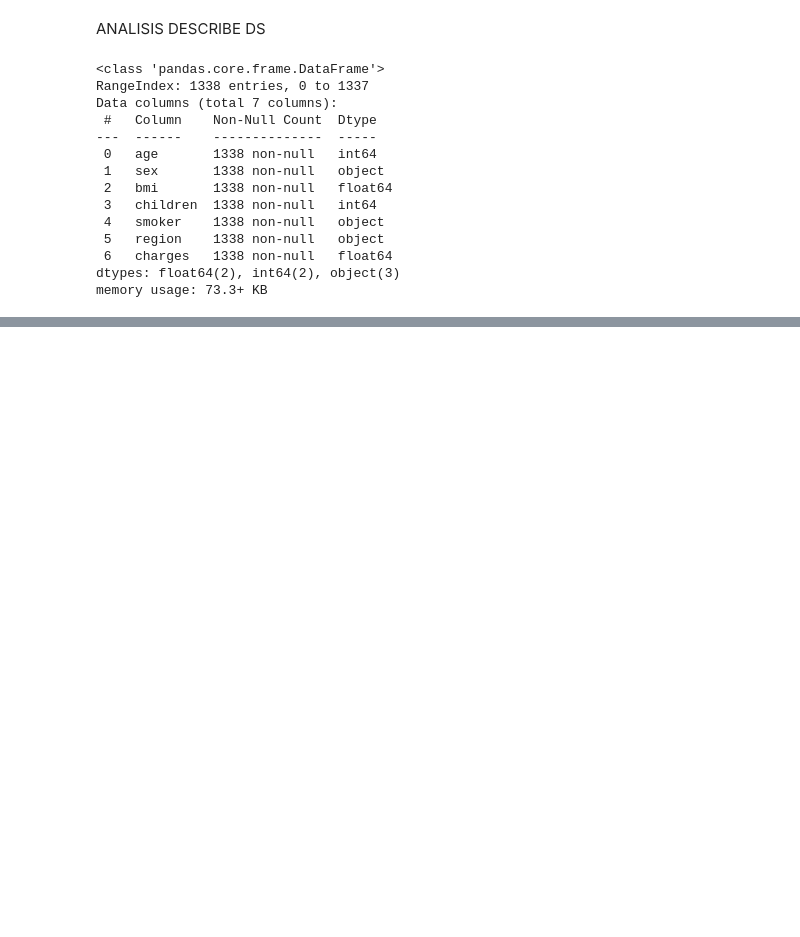
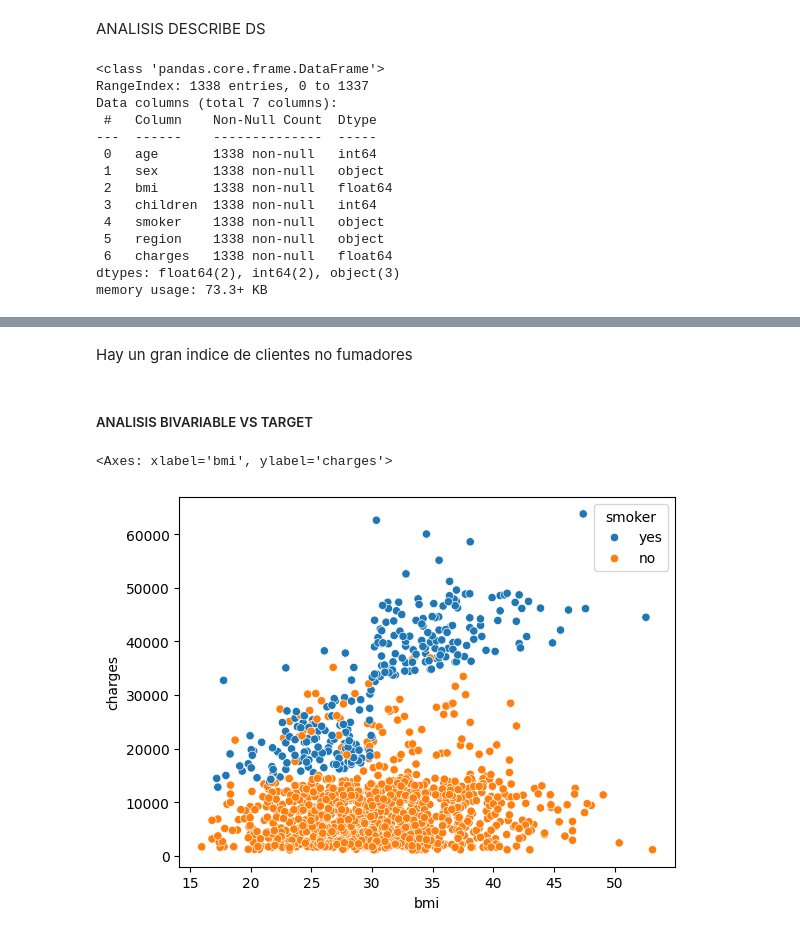
Before and after one commit to 4GeeksAcademy/JESE-DAVID-REGRESION_LINEAL-PROJECT, a Jupyter notebook: src/explore.ipynb, the cells around one changed output, grey strips where cells are left out. Cells and saved outputs as stored; diff of their text form; code cells hidden in the pictures; blank space fills up the shorter version.

```diff
--- a/src/explore.ipynb
+++ b/src/explore.ipynb
@@ -55,0 +113,9 @@ df.describe().T
+# %% [markdown]
+Hay un gran indice de clientes no fumadores
+# %% [markdown]
+##### ANALISIS BIVARIABLE VS TARGET
+# %%
+sns.scatterplot(x='bmi', y='charges', hue='smoker', data=df)
+# %% [output]
+<Axes: xlabel='bmi', ylabel='charges'>
+[figure, added]
```
Also changed, not shown: parts of 12 cells of this notebook, 1 other file.
